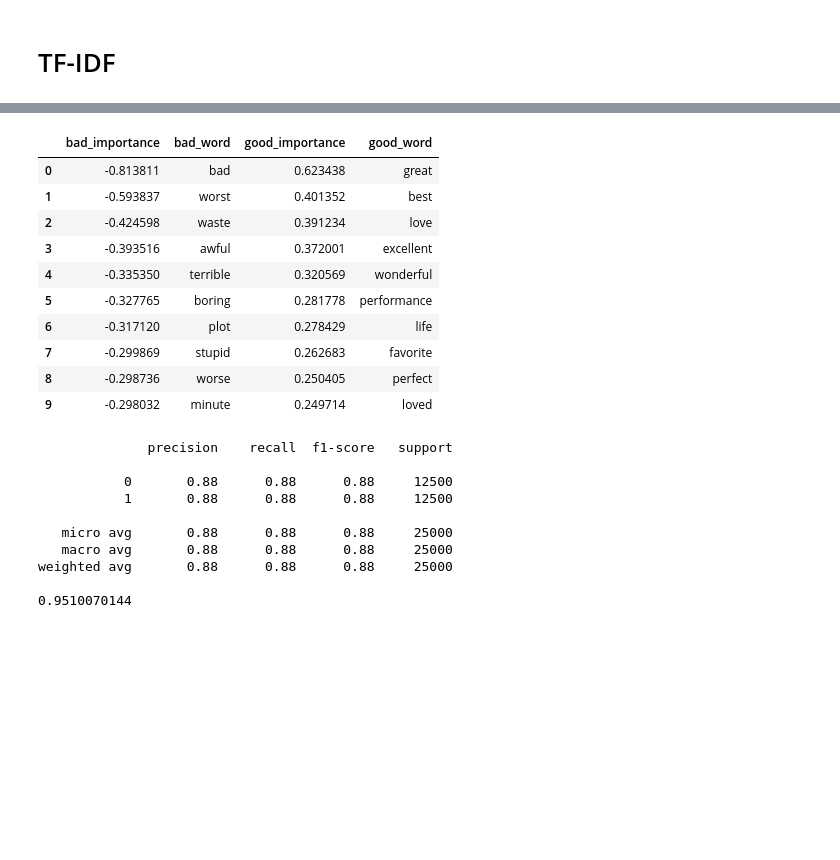
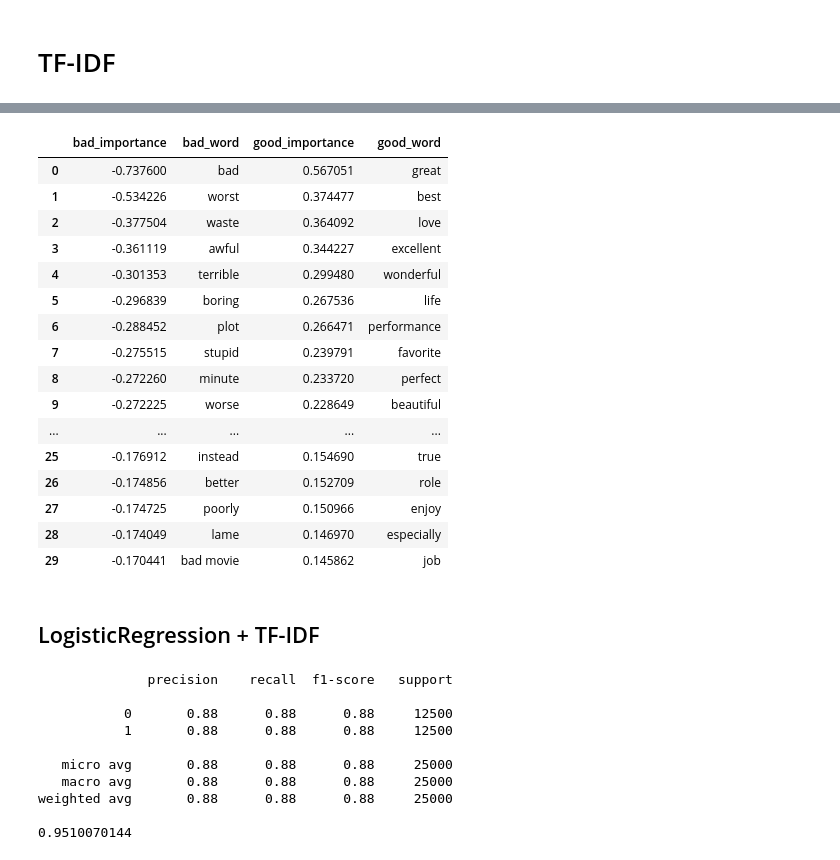
Before and after one commit to Goopard/DS-Homeworks, a Jupyter notebook: HW4.ipynb, the cells around one changed output, grey strips where cells are left out. Saved outputs shown, nothing was run; the diff lists cells and outputs as text; code cells hidden in the pictures; blank space fills up the shorter version.

```diff
--- a/HW4.ipynb
+++ b/HW4.ipynb
@@ -332,0 +598,4 @@ tfidf_test = tfidf.transform(stemed_test)
+# %%
+tfidf_ngrams = TfidfVectorizer(max_features=10000, stop_words='english', sublinear_tf=True, max_df=0.7, ngram_range=(1, 2))
+tfidf_ngrams_train = tfidf_ngrams.fit_transform(stemed_train)
+tfidf_ngrams_test = tfidf_ngrams.transform(stemed_test)
@@ -365,17 +668,25 @@ weighted avg       0.84      0.84      0.84     25000
 # %%
-word_importances(tfidf, model)
+word_importances(tfidf_ngrams, model, num=30)
 # %% [output]
 |  | bad_importance | bad_word | good_importance | good_word |
-| 0 | -0.813811 | bad | 0.623438 | great |
-| 1 | -0.593837 | worst | 0.401352 | best |
-| 2 | -0.424598 | waste | 0.391234 | love |
-| 3 | -0.393516 | awful | 0.372001 | excellent |
-| 4 | -0.335350 | terrible | 0.320569 | wonderful |
-| 5 | -0.327765 | boring | 0.281778 | performance |
-| 6 | -0.317120 | plot | 0.278429 | life |
-| 7 | -0.299869 | stupid | 0.262683 | favorite |
-| 8 | -0.298736 | worse | 0.250405 | perfect |
-| 9 | -0.298032 | minute | 0.249714 | loved |
+| 0 | -0.737600 | bad | 0.567051 | great |
+| 1 | -0.534226 | worst | 0.374477 | best |
+| 2 | -0.377504 | waste | 0.364092 | love |
+| 3 | -0.361119 | awful | 0.344227 | excellent |
+| 4 | -0.301353 | terrible | 0.299480 | wonderful |
+| 5 | -0.296839 | boring | 0.267536 | life |
+| 6 | -0.288452 | plot | 0.266471 | performance |
+| 7 | -0.275515 | stupid | 0.239791 | favorite |
+| 8 | -0.272260 | minute | 0.233720 | perfect |
+| 9 | -0.272225 | worse | 0.228649 | beautiful |
+| ... | ... | ... | ... | ... |
+| 25 | -0.176912 | instead | 0.154690 | true |
+| 26 | -0.174856 | better | 0.152709 | role |
+| 27 | -0.174725 | poorly | 0.150966 | enjoy |
+| 28 | -0.174049 | lame | 0.146970 | especially |
+| 29 | -0.170441 | bad movie | 0.145862 | job |
+# %% [markdown]
+## LogisticRegression + TF-IDF
 # %%
 model = LogisticRegression(solver='newton-cg', penalty='l2', max_iter=100, C=2)
 report, roc_auc = evaluate_model(tfidf_train, train_df['label'], tfidf_test, test_df['label'], model)
```
Also changed, not shown: parts of 44 cells of this notebook.
